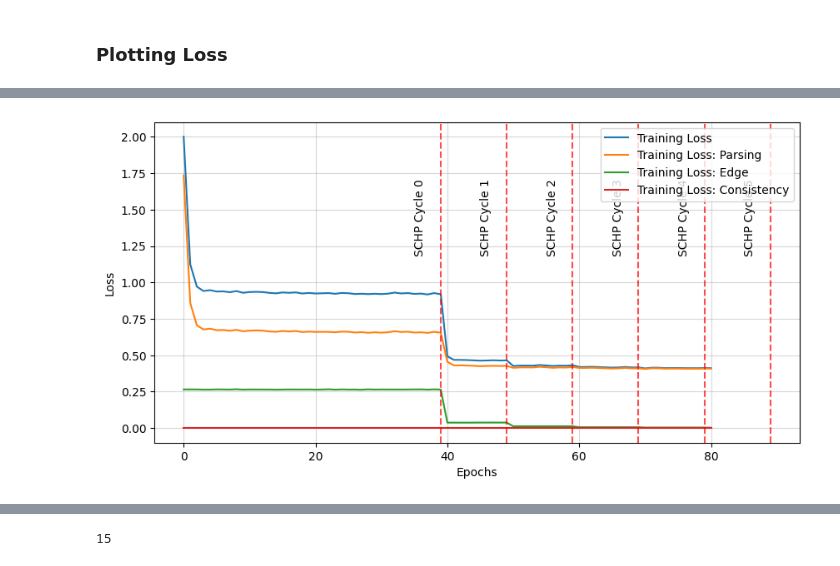
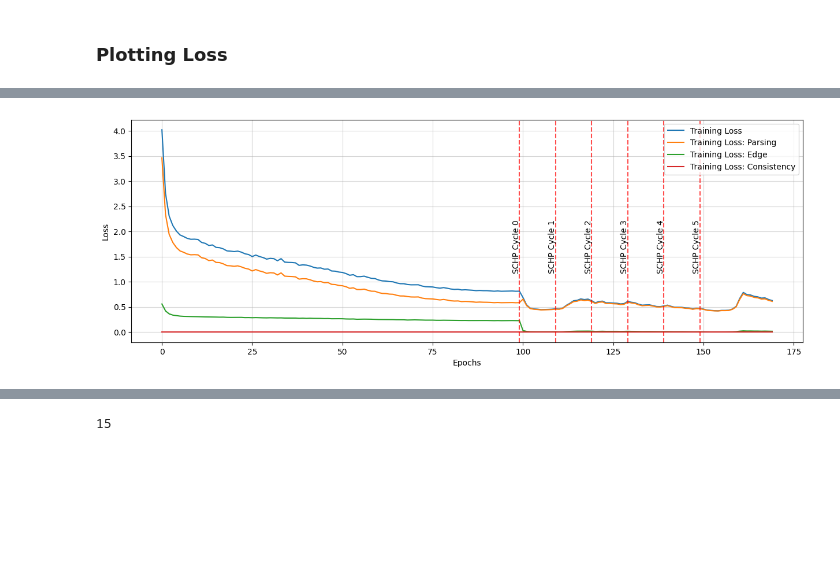
Before and after one commit to JelinR/Self-Correction-Human-Parsing, a Jupyter notebook: rough_work.ipynb, the cells around one changed output, grey strips where cells are left out. Cells and saved outputs as stored; diff of their text form; code cells hidden in the pictures; blank space fills up the shorter version.

```diff
--- a/rough_work.ipynb
+++ b/rough_work.ipynb
@@ -603,3 +681,7 @@ data.shape
+# %%
+data[:, 4] = np.nan_to_num(data[:, 4], nan=0.0)
+data[:, 1] = data[:, [2, 3, 4]].sum(axis=1)
+# data
 # %%
 fig, ax = plt.subplots(1, 1, figsize=(15, 5))
 
@@ -632,26 +716,0 @@ Total Loss at epoch 150: 0.5270468592643738
-# %%
-fig, ax = plt.subplots(1, 1, figsize=(10, 5))
-
-ax.plot(data[:, 0], data[:, 1], label="Training Loss")
-ax.plot(data[:, 0], data[:, 2], label="Training Loss: Parsing")
-ax.plot(data[:, 0], data[:, 3], label="Training Loss: Edge")
-ax.plot(data[:, 0], data[:, 4], label="Training Loss: Consistency")
-
-num_cycles = 6
-schp_start_cycle = 99
-epochs_per_cycle = 10
-schp_end_cycle = schp_start_cycle + num_cycles * epochs_per_cycle
-for count, line_x in enumerate(np.arange(schp_start_cycle, schp_end_cycle, epochs_per_cycle)):
-
-    ax.axvline(line_x, linestyle="dashed", alpha=0.7, color="red")
-    ax.text(line_x-4, 0.8, f"SCHP Cycle {count}", rotation=90)
-
-plt.grid(True, alpha=0.5)
-plt.legend()
-plt.xlabel("Epochs")
-plt.ylabel("Loss")
-# plt.xlim(60, 80)
-# plt.ylim(0.5, 1)
-plt.show()
-
-print(f"Total Loss at epoch {len(data)}: {data[-1, 1]}")
@@ -661,28 +717,31 @@ Total Loss at epoch 150: 0.4320424497127533
 # %%
-fig, ax = plt.subplots(1, 1, figsize=(10, 5))
+fig, ax = plt.subplots(1, 1, figsize=(15, 5))
+
+#data = data[:77]
+
+#data = np.nan_to_num(data, nan=0.0)
+
 
 ax.plot(data[:, 0], data[:, 1], label="Training Loss")
 ax.plot(data[:, 0], data[:, 2], label="Training Loss: Parsing")
 ax.plot(data[:, 0], data[:, 3], label="Training Loss: Edge")
 ax.plot(data[:, 0], data[:, 4], label="Training Loss: Consistency")
 
 num_cycles = 6
-schp_start_cycle = 39
+schp_start_cycle = 99
 epochs_per_cycle = 10
 schp_end_cycle = schp_start_cycle + num_cycles * epochs_per_cycle
 for count, line_x in enumerate(np.arange(schp_start_cycle, schp_end_cycle, epochs_per_cycle)):
 
     ax.axvline(line_x, linestyle="dashed", alpha=0.7, color="red")
-    ax.text(line_x-4, 1.2, f"SCHP Cycle {count}", rotation=90)
+    ax.text(line_x-2, 1.2, f"SCHP Cycle {count}", rotation=90)
 
 plt.grid(True, alpha=0.5)
 plt.legend()
 plt.xlabel("Epochs")
 plt.ylabel("Loss")
-# plt.xlim(60, 80)
-# plt.ylim(0.5, 1)
 plt.show()
 
 print(f"Total Loss at epoch {len(data)}: {data[-1, 1]}")
 # %% [output]
-[figure, old version]
+[figure, new version]
```
Also changed, not shown: parts of 38 cells of this notebook, 21 other files.
